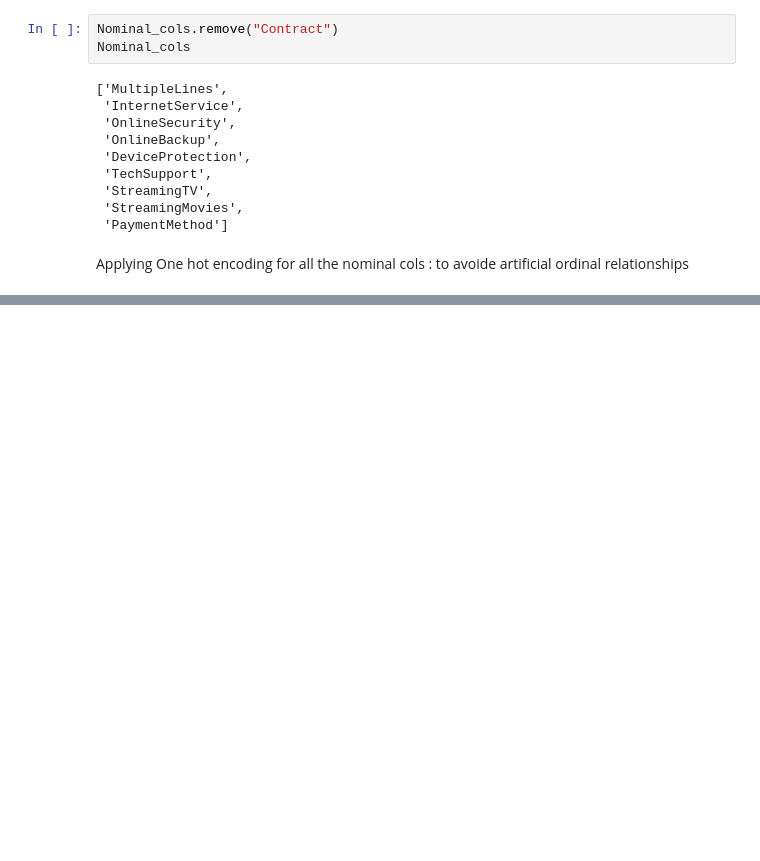
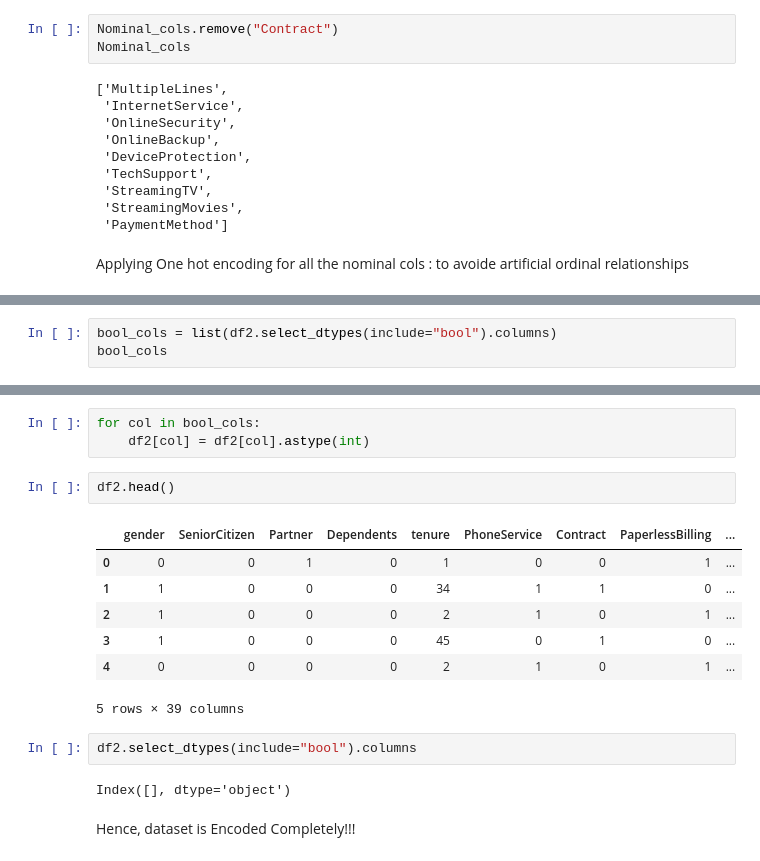
Before and after one commit to abhaychauhan2k3/PROJECT-4-ADVANCE-CHURN-CUSTOMER-PREDICTION, a Jupyter notebook: notebook/model.ipynb, the cells around one changed output, grey strips where cells are left out. Drawn from its saved outputs; the diff is of its cells as text; blank space fills up the shorter version.

```diff
--- a/notebook/model.ipynb
+++ b/notebook/model.ipynb
@@ -307,0 +323,3 @@ pd.get_dummies(df, columns = Nominal_cols)
+# %%
+bool_cols = list(df2.select_dtypes(include="bool").columns)
+bool_cols
@@ -307,0 +344,19 @@ pd.get_dummies(df, columns = Nominal_cols)
+# %%
+for col in bool_cols:
+    df2[col] = df2[col].astype(int)
+# %%
+df2.head()
+# %% [output]
+|  | gender | SeniorCitizen | Partner | Dependents | tenure | PhoneService | Contract | PaperlessBilling | ... |
+| 0 | 0 | 0 | 1 | 0 | 1 | 0 | 0 | 1 | ... |
+| 1 | 1 | 0 | 0 | 0 | 34 | 1 | 1 | 0 | ... |
+| 2 | 1 | 0 | 0 | 0 | 2 | 1 | 0 | 1 | ... |
+| 3 | 1 | 0 | 0 | 0 | 45 | 0 | 1 | 0 | ... |
+| 4 | 0 | 0 | 0 | 0 | 2 | 1 | 0 | 1 | ... |
+5 rows × 39 columns
+# %%
+df2.select_dtypes(include="bool").columns
+# %% [output]
+Index([], dtype='object')
+# %% [markdown]
+Hence, dataset is Encoded Completely!!!
```
Also changed, not shown: parts of 4 cells of this notebook.
